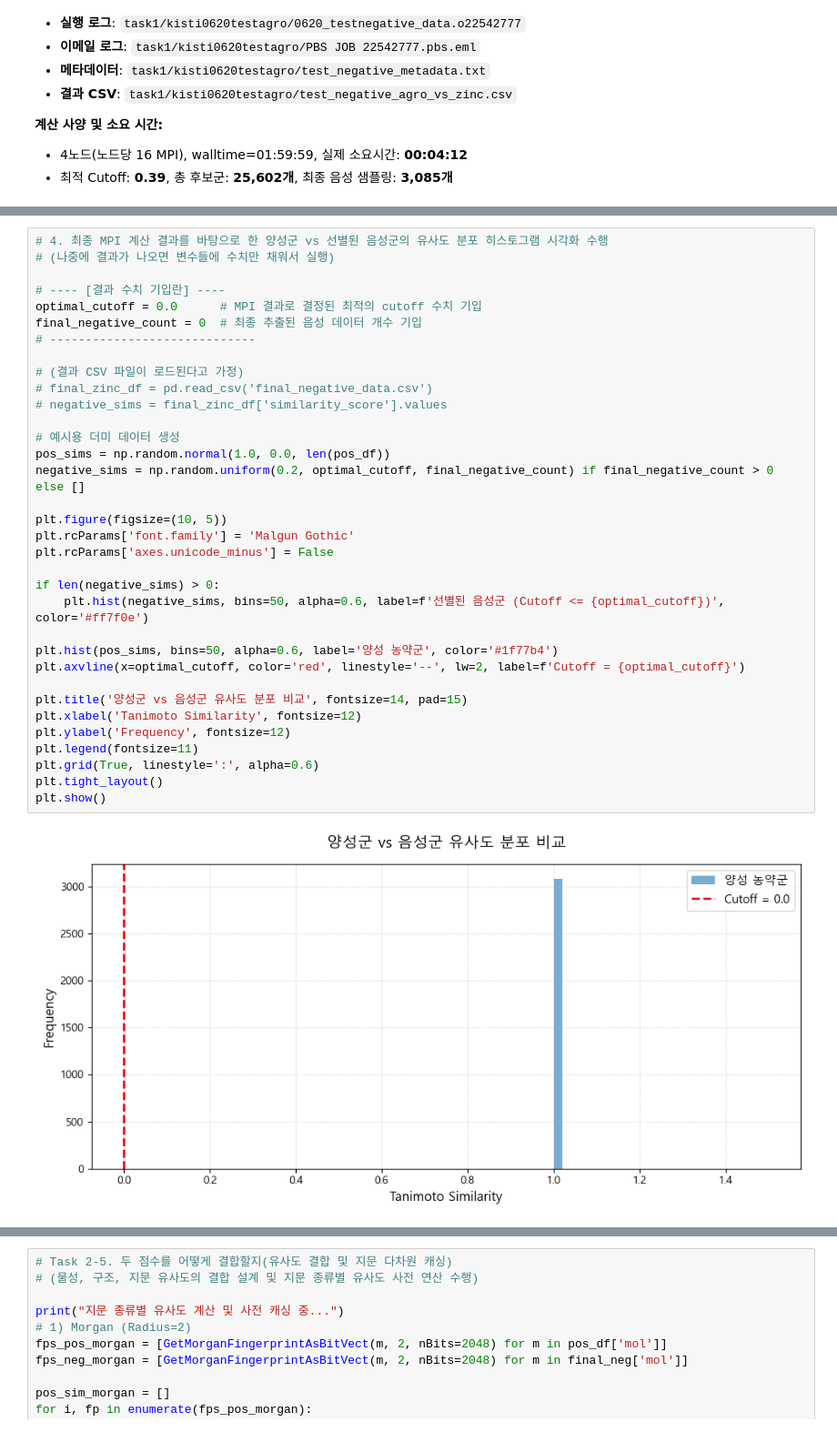
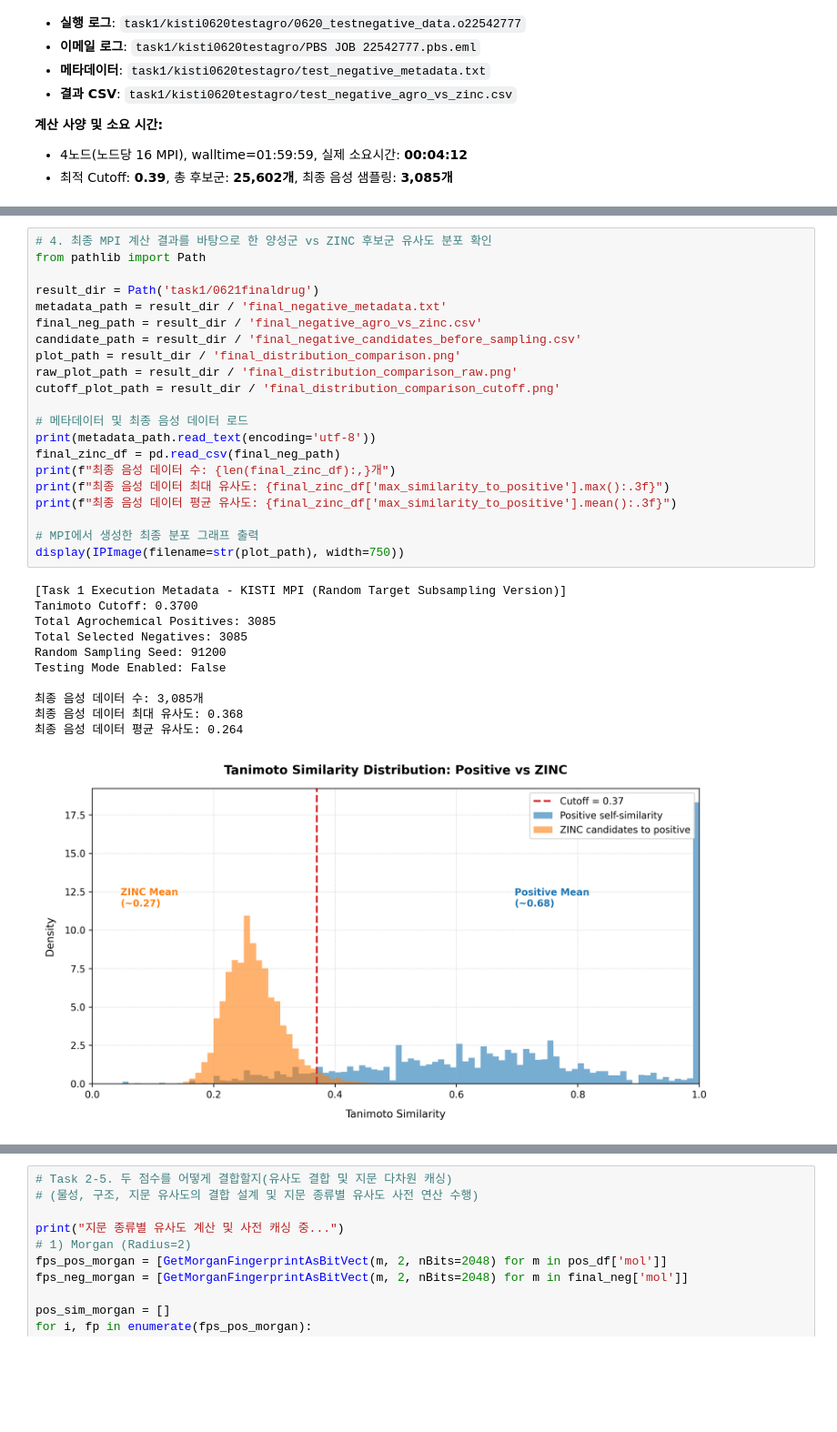
Before and after one commit to KNY1029/AL2026, a Jupyter notebook: finalV4.ipynb, the cells around one changed output, grey strips where cells are left out. Shown at 91% size. Drawn from its saved outputs; the diff is of its cells as text; blank space fills up the shorter version.

```diff
--- a/finalV4.ipynb
+++ b/finalV4.ipynb
@@ -276,39 +280,36 @@ display(IPImage(filename='task1/kisti0620testagro/test_distribution_comparison_r
 # %%
-# 4. 최종 MPI 계산 결과를 바탕으로 한 양성군 vs 선별된 음성군의 유사도 분포 히스토그램 시각화 수행
-# (나중에 결과가 나오면 변수들에 수치만 채워서 실행)
+# 4. 최종 MPI 계산 결과를 바탕으로 한 양성군 vs ZINC 후보군 유사도 분포 확인
+from pathlib import Path
 
-# ---- [결과 수치 기입란] ----
-optimal_cutoff = 0.0      # MPI 결과로 결정된 최적의 cutoff 수치 기입
-final_negative_count = 0  # 최종 추출된 음성 데이터 개수 기입
-# -----------------------------
+result_dir = Path('task1/0621finaldrug')
+metadata_path = result_dir / 'final_negative_metadata.txt'
+final_neg_path = result_dir / 'final_negative_agro_vs_zinc.csv'
+candidate_path = result_dir / 'final_negative_candidates_before_sampling.csv'
+plot_path = result_dir / 'final_distribution_comparison.png'
+raw_plot_path = result_dir / 'final_distribution_comparison_raw.png'
+cutoff_plot_path = result_dir / 'final_distribution_comparison_cutoff.png'
 
-# (결과 CSV 파일이 로드된다고 가정)
-# final_zinc_df = pd.read_csv('final_negative_data.csv')
-# negative_sims = final_zinc_df['similarity_score'].values
+# 메타데이터 및 최종 음성 데이터 로드
+print(metadata_path.read_text(encoding='utf-8'))
+final_zinc_df = pd.read_csv(final_neg_path)
+print(f"최종 음성 데이터 수: {len(final_zinc_df):,}개")
+print(f"최종 음성 데이터 최대 유사도: {final_zinc_df['max_similarity_to_positive'].max():.3f}")
+print(f"최종 음성 데이터 평균 유사도: {final_zinc_df['max_similarity_to_positive'].mean():.3f}")
 
-# 예시용 더미 데이터 생성
-pos_sims = np.random.normal(1.0, 0.0, len(pos_df))
-negative_sims = np.random.uniform(0.2, optimal_cutoff, final_negative_count) if final_negative_count > 0 else []
-
-plt.figure(figsize=(10, 5))
-plt.rcParams['font.family'] = 'Malgun Gothic'
-plt.rcParams['axes.unicode_minus'] = False
-
-if len(negative_sims) > 0:
-    plt.hist(negative_sims, bins=50, alpha=0.6, label=f'선별된 음성군 (Cutoff <= {optimal_cutoff})', color='#ff7f0e')
-
-plt.hist(pos_sims, bins=50, alpha=0.6, label='양성 농약군', color='#1f77b4')
-plt.axvline(x=optimal_cutoff, color='red', linestyle='--', lw=2, label=f'Cutoff = {optimal_cutoff}')
-
-plt.title('양성군 vs 음성군 유사도 분포 비교', fontsize=14, pad=15)
-plt.xlabel('Tanimoto Similarity', fontsize=12)
-plt.ylabel('Frequency', fontsize=12)
-plt.legend(fontsize=11)
-plt.grid(True, linestyle=':', alpha=0.6)
-plt.tight_layout()
-plt.show()
+# MPI에서 생성한 최종 분포 그래프 출력
+display(IPImage(filename=str(plot_path), width=750))
 # %% [output]
+[Task 1 Execution Metadata - KISTI MPI (Random Target Subsampling Version)]
+Tanimoto Cutoff: 0.3700
+Total Agrochemical Positives: 3085
+Total Selected Negatives: 3085
+Random Sampling Seed: 91200
+Testing Mode Enabled: False
+
+최종 음성 데이터 수: 3,085개
+최종 음성 데이터 최대 유사도: 0.368
+최종 음성 데이터 평균 유사도: 0.264
-[figure, old version]
+[figure, new version]
 # %% [markdown]
 **📝 Task 1. 결과 해석:**
 
```
Also changed, not shown: parts of 21 cells of this notebook.
